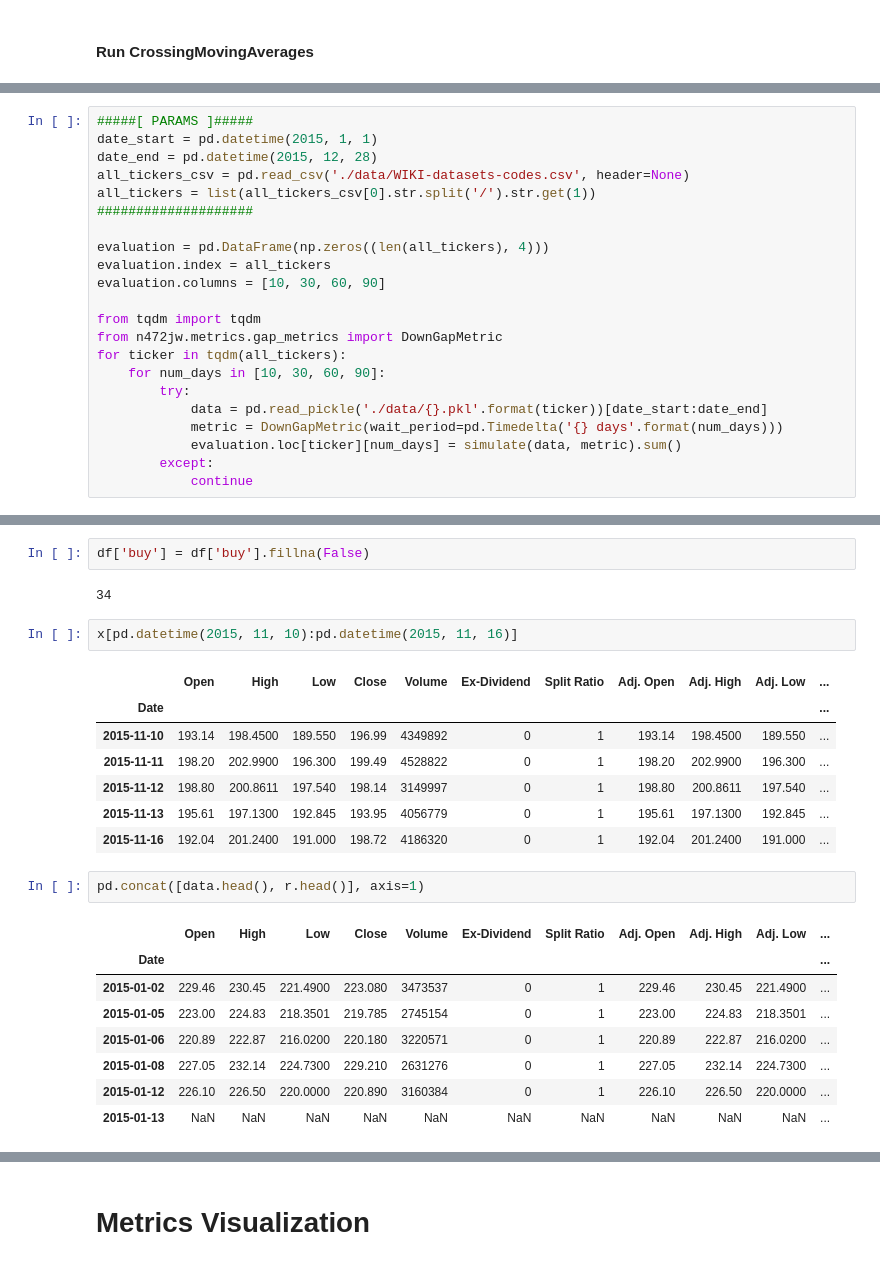
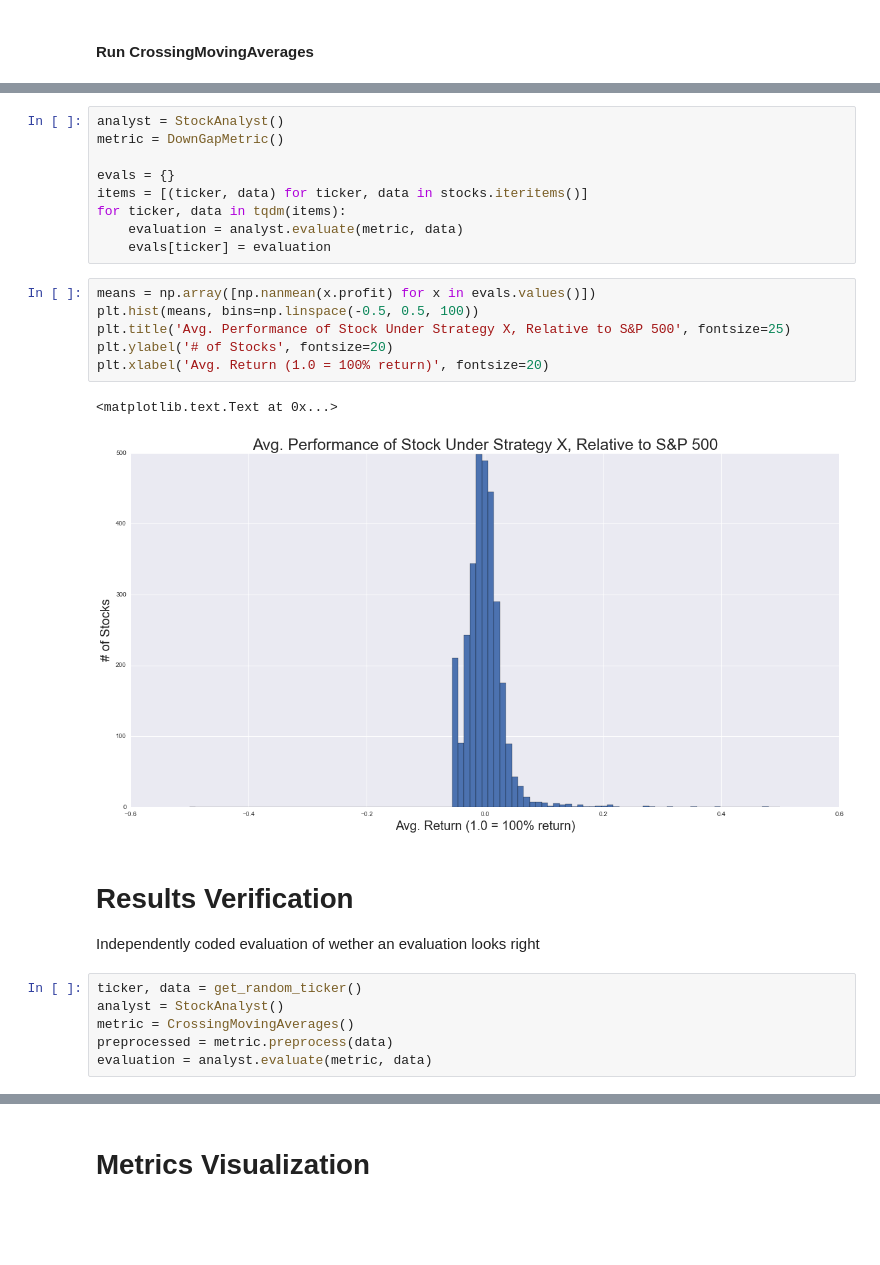
Before and after one commit to jayhack/N472JW, a Jupyter notebook: Exploration.ipynb, the cells around one changed output, grey strips where cells are left out. Cells and saved outputs as stored; diff of their text form; blank space fills up the shorter version.

Commit message:
updated evaluation

```diff
--- a/Exploration.ipynb
+++ b/Exploration.ipynb
@@ -224,23 +165 @@ for ticker in all_tickers:
-# %%
-#####[ PARAMS ]#####
-date_start = pd.datetime(2015, 1, 1)
-date_end = pd.datetime(2015, 12, 28)
-all_tickers_csv = pd.read_csv('./data/WIKI-datasets-codes.csv', header=None)
-all_tickers = list(all_tickers_csv[0].str.split('/').str.get(1))
-####################
-
-evaluation = pd.DataFrame(np.zeros((len(all_tickers), 4)))
-evaluation.index = all_tickers
-evaluation.columns = [10, 30, 60, 90]
-
-from tqdm import tqdm
-from n472jw.metrics.gap_metrics import DownGapMetric
-for ticker in tqdm(all_tickers):
-    for num_days in [10, 30, 60, 90]:
-        try:
-            data = pd.read_pickle('./data/{}.pkl'.format(ticker))[date_start:date_end]
-            metric = DownGapMetric(wait_period=pd.Timedelta('{} days'.format(num_days)))
-            evaluation.loc[ticker][num_days] = simulate(data, metric).sum()
-        except:
-            continue
 # %% [markdown]
@@ -306,25 +167,27 @@ results.head()
-# %%
-df['buy'] = df['buy'].fillna(False)
-# %% [output]
-34
-# %%
-x[pd.datetime(2015, 11, 10):pd.datetime(2015, 11, 16)]
-# %% [output]
-|  | Open | High | Low | Close | Volume | Ex-Dividend | Split Ratio | Adj. Open | Adj. High | Adj. Low | ... |
-| Date |  |  |  |  |  |  |  |  |  |  | ... |
-| 2015-11-10 | 193.14 | 198.4500 | 189.550 | 196.99 | 4349892 | 0 | 1 | 193.14 | 198.4500 | 189.550 | ... |
-| 2015-11-11 | 198.20 | 202.9900 | 196.300 | 199.49 | 4528822 | 0 | 1 | 198.20 | 202.9900 | 196.300 | ... |
-| 2015-11-12 | 198.80 | 200.8611 | 197.540 | 198.14 | 3149997 | 0 | 1 | 198.80 | 200.8611 | 197.540 | ... |
-| 2015-11-13 | 195.61 | 197.1300 | 192.845 | 193.95 | 4056779 | 0 | 1 | 195.61 | 197.1300 | 192.845 | ... |
-| 2015-11-16 | 192.04 | 201.2400 | 191.000 | 198.72 | 4186320 | 0 | 1 | 192.04 | 201.2400 | 191.000 | ... |
-# %%
-pd.concat([data.head(), r.head()], axis=1)
-# %% [output]
-|  | Open | High | Low | Close | Volume | Ex-Dividend | Split Ratio | Adj. Open | Adj. High | Adj. Low | ... |
-| Date |  |  |  |  |  |  |  |  |  |  | ... |
-| 2015-01-02 | 229.46 | 230.45 | 221.4900 | 223.080 | 3473537 | 0 | 1 | 229.46 | 230.45 | 221.4900 | ... |
-| 2015-01-05 | 223.00 | 224.83 | 218.3501 | 219.785 | 2745154 | 0 | 1 | 223.00 | 224.83 | 218.3501 | ... |
-| 2015-01-06 | 220.89 | 222.87 | 216.0200 | 220.180 | 3220571 | 0 | 1 | 220.89 | 222.87 | 216.0200 | ... |
-| 2015-01-08 | 227.05 | 232.14 | 224.7300 | 229.210 | 2631276 | 0 | 1 | 227.05 | 232.14 | 224.7300 | ... |
-| 2015-01-12 | 226.10 | 226.50 | 220.0000 | 220.890 | 3160384 | 0 | 1 | 226.10 | 226.50 | 220.0000 | ... |
-| 2015-01-13 | NaN | NaN | NaN | NaN | NaN | NaN | NaN | NaN | NaN | NaN | ... |
+# %%
+analyst = StockAnalyst()
+metric = DownGapMetric()
+
+evals = {}
+items = [(ticker, data) for ticker, data in stocks.iteritems()]
+for ticker, data in tqdm(items):
+    evaluation = analyst.evaluate(metric, data)
+    evals[ticker] = evaluation
+# %%
+means = np.array([np.nanmean(x.profit) for x in evals.values()])
+plt.hist(means, bins=np.linspace(-0.5, 0.5, 100))
+plt.title('Avg. Performance of Stock Under Strategy X, Relative to S&P 500', fontsize=25)
+plt.ylabel('# of Stocks', fontsize=20)
+plt.xlabel('Avg. Return (1.0 = 100% return)', fontsize=20)
+# %% [output]
+<matplotlib.text.Text at 0x...>
+[figure, added]
+# %% [markdown]
+# Results Verification
+Independently coded evaluation of wether an evaluation looks right
+# %%
+ticker, data = get_random_ticker()
+analyst = StockAnalyst()
+metric = CrossingMovingAverages()
+preprocessed = metric.preprocess(data)
+evaluation = analyst.evaluate(metric, data)
```
Also changed, not shown: parts of 19 cells of this notebook, 6 other files.
